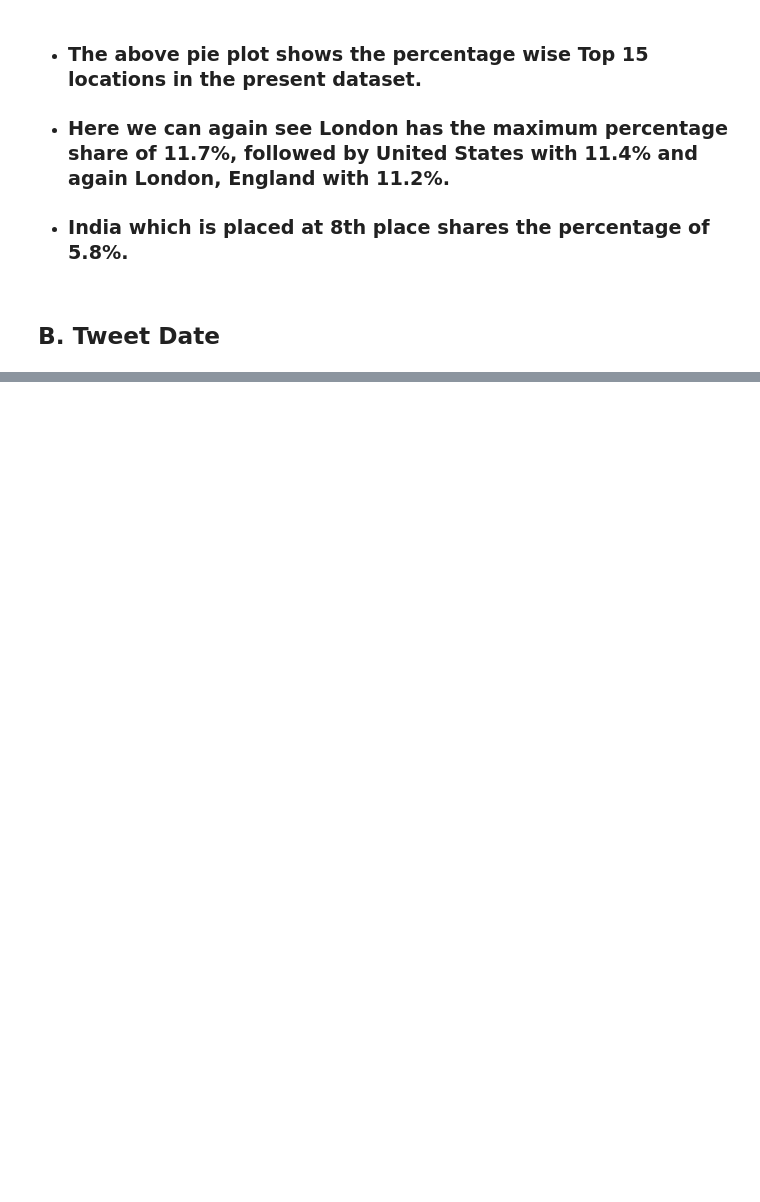
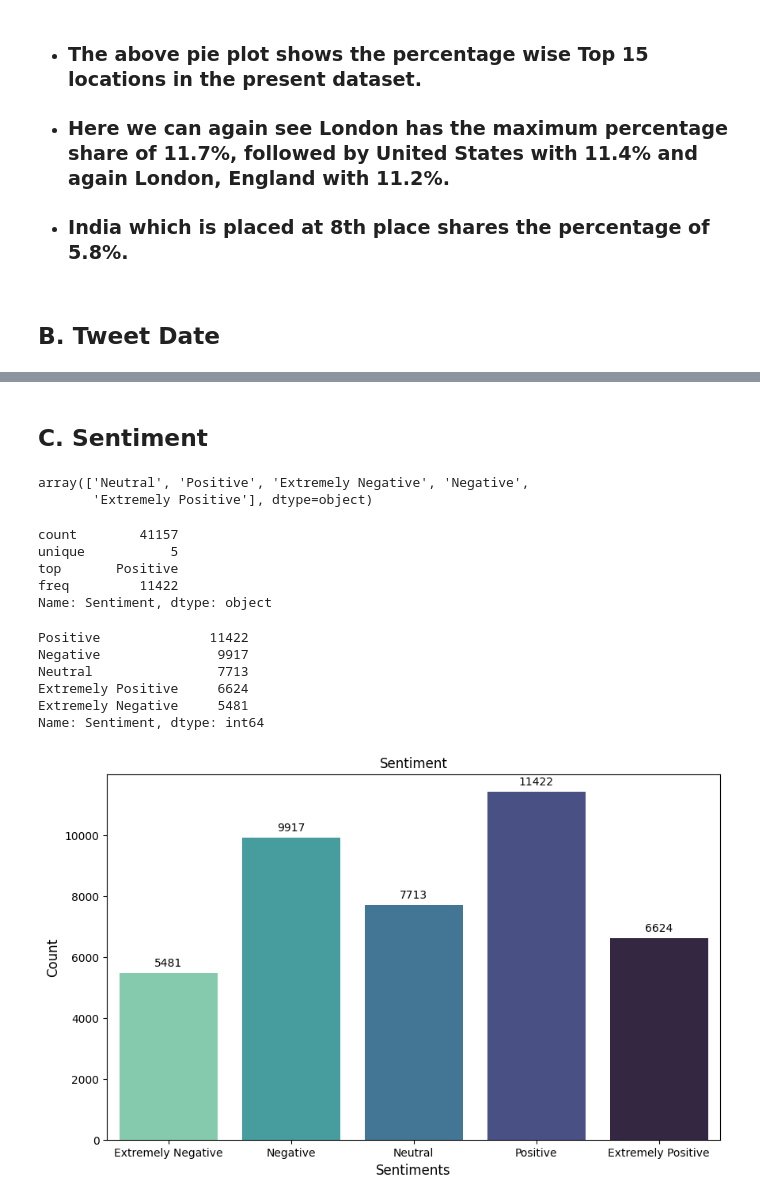
Before and after one commit to SachinYallapurkar/Coronavirus_Tweet_Sentiment_Analysis, a Jupyter notebook: Untitled15.ipynb, the cells around one changed output, grey strips where cells are left out. Drawn from its saved outputs; the diff is of its cells as text; code cells hidden in the pictures; blank space fills up the shorter version.

```diff
--- a/Untitled15.ipynb
+++ b/Untitled15.ipynb
@@ -216,0 +306,41 @@ fig.show()
+# %% [markdown]
+## **C. Sentiment**
+# %%
+# Checking unique values in Sentiment
+tweet_df.Sentiment.unique()
+# %% [output]
+array(['Neutral', 'Positive', 'Extremely Negative', 'Negative',
+       'Extremely Positive'], dtype=object)
+# %%
+# Describing the sentiments
+tweet_df.Sentiment.describe()
+# %% [output]
+count        41157
+unique           5
+top       Positive
+freq         11422
+Name: Sentiment, dtype: object
+# %%
+# Checking sentiment count value
+tweet_df.Sentiment.value_counts()
+# %% [output]
+Positive              11422
+Negative               9917
+Neutral                7713
+Extremely Positive     6624
+Extremely Negative     5481
+Name: Sentiment, dtype: int64
+# %%
+# Plot No- 5
+# Plotting the Sentiments count value as countplot
+plt.figure(figsize=(10,6))
+splot = sns.countplot(x='Sentiment', data=tweet_df, order=['Extremely Negative', 'Negative', 'Neutral', 'Positive', 'Extremely Positive'], palette="mako_r")
+# adding annotation
+for p in splot.patches:
+    splot.annotate(format(p.get_height(), '.0f'), (p.get_x() + p.get_width() / 2., p.get_height()), ha = 'center', va = 'center', xytext = (0,9), textcoords = 'offset points')
+plt.title("Sentiment")
+plt.ylabel("Count", fontsize = 12)
+plt.xlabel("Sentiments",fontsize = 12)
+plt.show()
+# %% [output]
+[figure, added]
```
Also changed, not shown: parts of 12 cells of this notebook.
